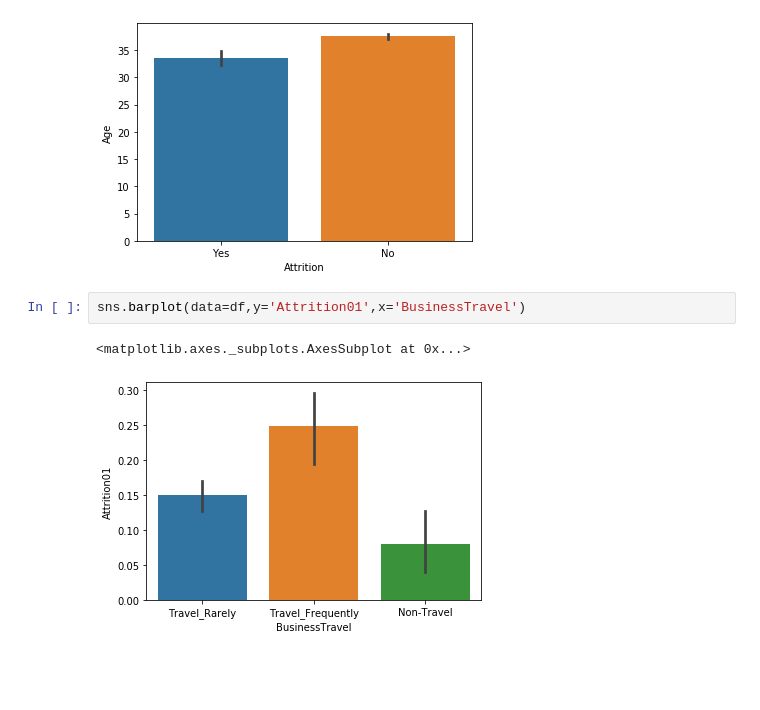
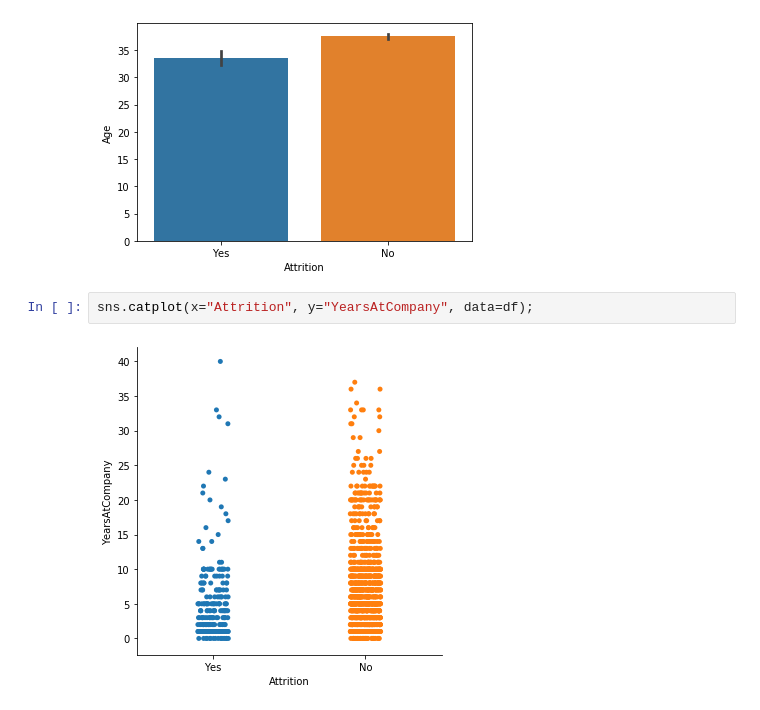
Before and after one commit to KimayaPotdar/HR-Attrition, a Jupyter notebook: HR Employee Attrition Prediction.ipynb, the cells around one changed output. Drawn from its saved outputs; the diff is of its cells as text; blank space fills up the shorter version.

```diff
--- a/HR Employee Attrition Prediction.ipynb
+++ b/HR Employee Attrition Prediction.ipynb
@@ -56,8 +56,7 @@ sns.barplot(data=df,x='Attrition',y='Age')
 # %% [output]
 <matplotlib.axes._subplots.AxesSubplot at 0x...>
 [figure]
-# %%
-sns.barplot(data=df,y='Attrition01',x='BusinessTravel')
-# %% [output]
-<matplotlib.axes._subplots.AxesSubplot at 0x...>
-[figure, removed]
+# %%
+sns.catplot(x="Attrition", y="YearsAtCompany", data=df);
+# %% [output]
+[figure, added]
```
Also changed, not shown: parts of 9 cells of this notebook.
